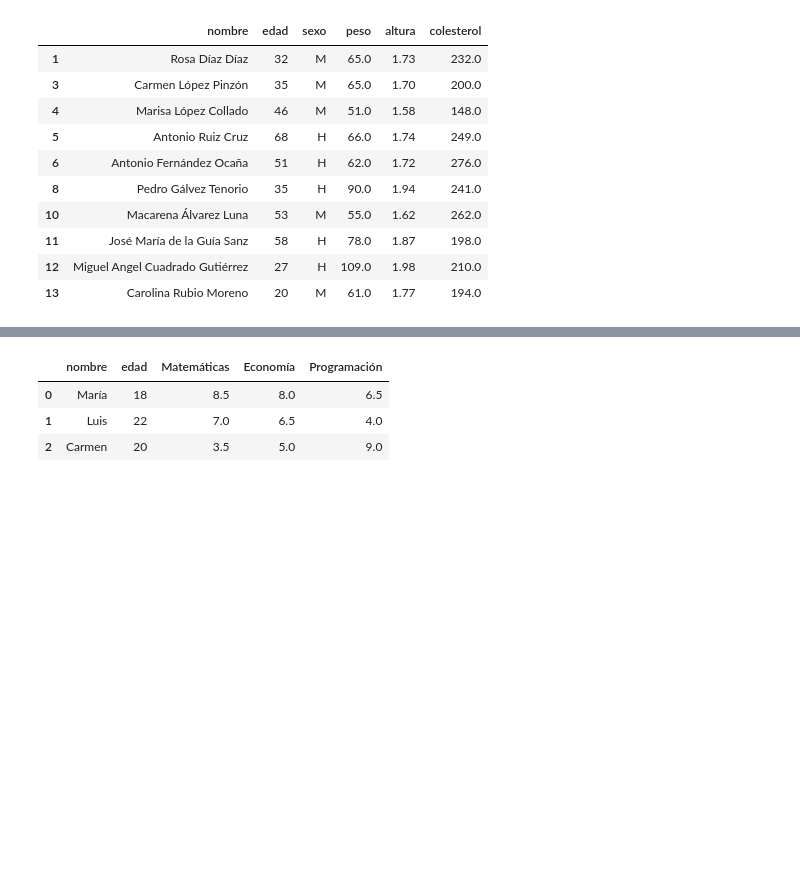
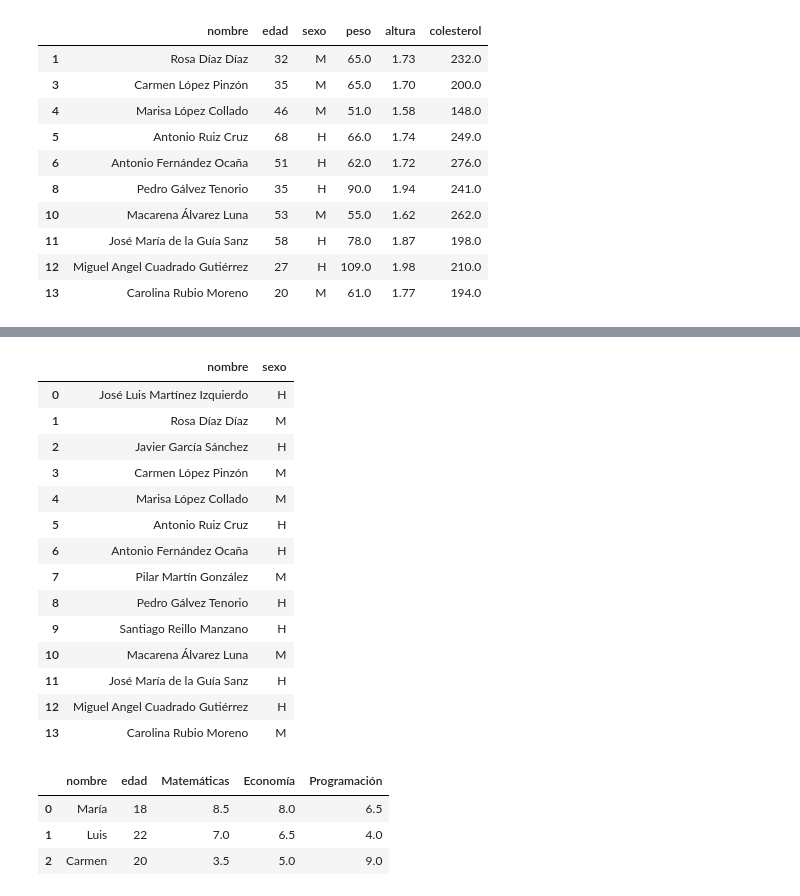
Before and after one commit to mtataytraining2/2_DataScience_Basics, a Jupyter notebook: Pandas/Pandas_dataframe_clase.ipynb, the cells around one changed output, grey strips where cells are left out. Cells and saved outputs as stored; diff of their text form; code cells hidden in the pictures; blank space fills up the shorter version.

```diff
--- a/Pandas/Pandas_dataframe_clase.ipynb
+++ b/Pandas/Pandas_dataframe_clase.ipynb
@@ -737,3 +809,21 @@ KeyError: "None of [IntervalIndex([(1, 20], (20, 40], (20, 40], (20, 40], (40, 6
+# %%
+dfcol.select_dtypes(include=['object'])
+# %% [output]
+|  | nombre | sexo |
+| 0 | José Luis Martínez Izquierdo | H |
+| 1 | Rosa Díaz Díaz | M |
+| 2 | Javier García Sánchez | H |
+| 3 | Carmen López Pinzón | M |
+| 4 | Marisa López Collado | M |
+| 5 | Antonio Ruiz Cruz | H |
+| 6 | Antonio Fernández Ocaña | H |
+| 7 | Pilar Martín González | M |
+| 8 | Pedro Gálvez Tenorio | H |
+| 9 | Santiago Reillo Manzano | H |
+| 10 | Macarena Álvarez Luna | M |
+| 11 | José María de la Guía Sanz | H |
+| 12 | Miguel Angel Cuadrado Gutiérrez | H |
+| 13 | Carolina Rubio Moreno | M |
 # %%
 # Cocatenación de Dataframes
 # %%
```
Also changed, not shown: parts of 9 cells of this notebook, 1 other file.
